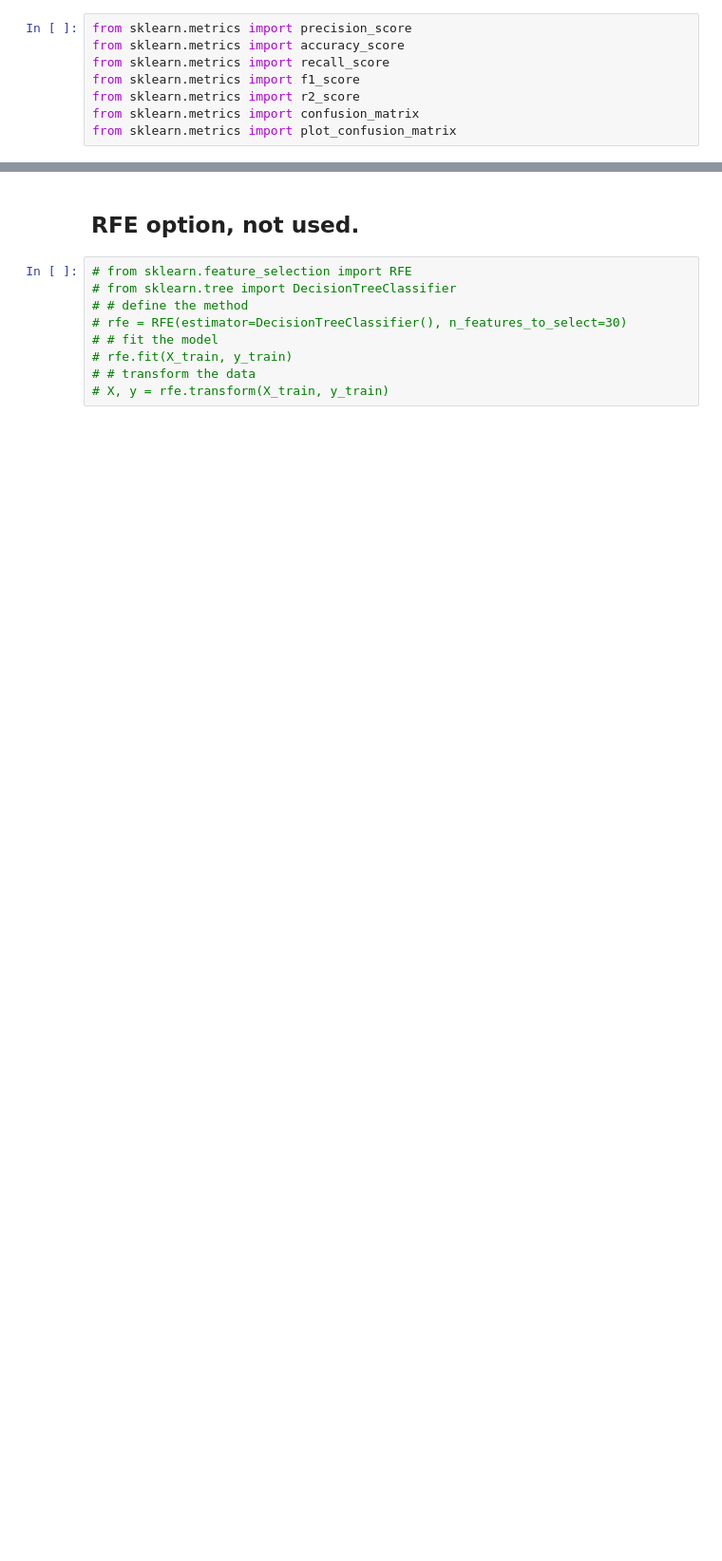
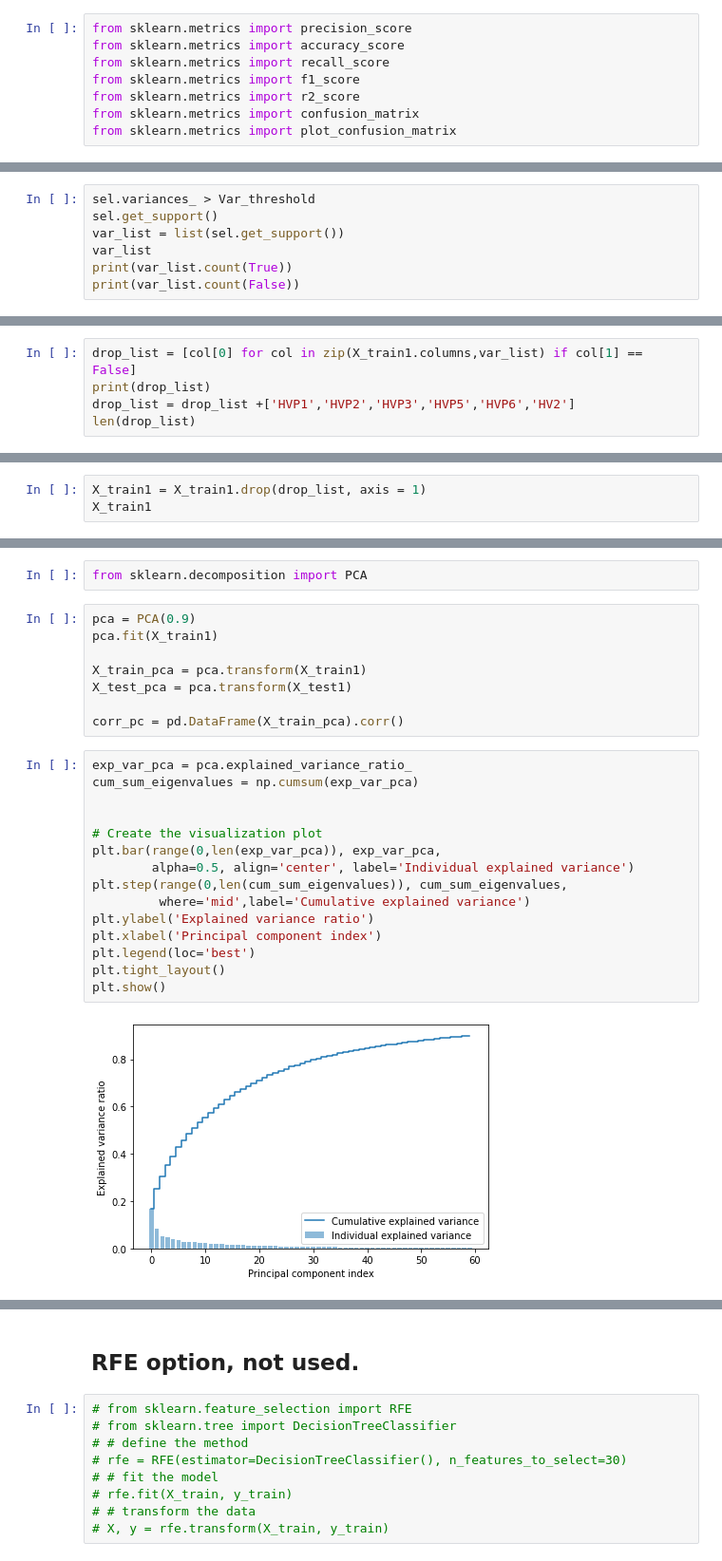
Before and after one commit to erin-berardi/Erin_dataV2-labs, a Jupyter notebook: Week_7_Full_notebook_random-forrest_solution.ipynb, the cells around one changed output, grey strips where cells are left out. Shown at 95% size. Drawn from its saved outputs; the diff is of its cells as text; blank space fills up the shorter version.

```diff
--- a/Week_7_Full_notebook_random-forrest_solution.ipynb
+++ b/Week_7_Full_notebook_random-forrest_solution.ipynb
@@ -697,0 +826,7 @@ We can clearly conclude that it's in the best interest of Healthcare 4 All to ha
+# %%
+sel.variances_ > Var_threshold
+sel.get_support()
+var_list = list(sel.get_support())
+var_list
+print(var_list.count(True))
+print(var_list.count(False))
@@ -697,0 +841,5 @@ We can clearly conclude that it's in the best interest of Healthcare 4 All to ha
+# %%
+drop_list = [col[0] for col in zip(X_train1.columns,var_list) if col[1] == False]
+print(drop_list)
+drop_list = drop_list +['HVP1','HVP2','HVP3','HVP5','HVP6','HV2']
+len(drop_list)
@@ -697,0 +851,3 @@ We can clearly conclude that it's in the best interest of Healthcare 4 All to ha
+# %%
+X_train1 = X_train1.drop(drop_list, axis = 1)
+X_train1
@@ -697,0 +887,27 @@ We can clearly conclude that it's in the best interest of Healthcare 4 All to ha
+# %%
+from sklearn.decomposition import PCA
+# %%
+pca = PCA(0.9)
+pca.fit(X_train1)
+
+X_train_pca = pca.transform(X_train1)
+X_test_pca = pca.transform(X_test1)
+
+corr_pc = pd.DataFrame(X_train_pca).corr()
+# %%
+exp_var_pca = pca.explained_variance_ratio_
+cum_sum_eigenvalues = np.cumsum(exp_var_pca)
+
+
+# Create the visualization plot
+plt.bar(range(0,len(exp_var_pca)), exp_var_pca,
+        alpha=0.5, align='center', label='Individual explained variance')
+plt.step(range(0,len(cum_sum_eigenvalues)), cum_sum_eigenvalues,
+         where='mid',label='Cumulative explained variance')
+plt.ylabel('Explained variance ratio')
+plt.xlabel('Principal component index')
+plt.legend(loc='best')
+plt.tight_layout()
+plt.show()
+# %% [output]
+[figure, added]
```
Also changed, not shown: parts of 44 cells of this notebook, 10 other files.
